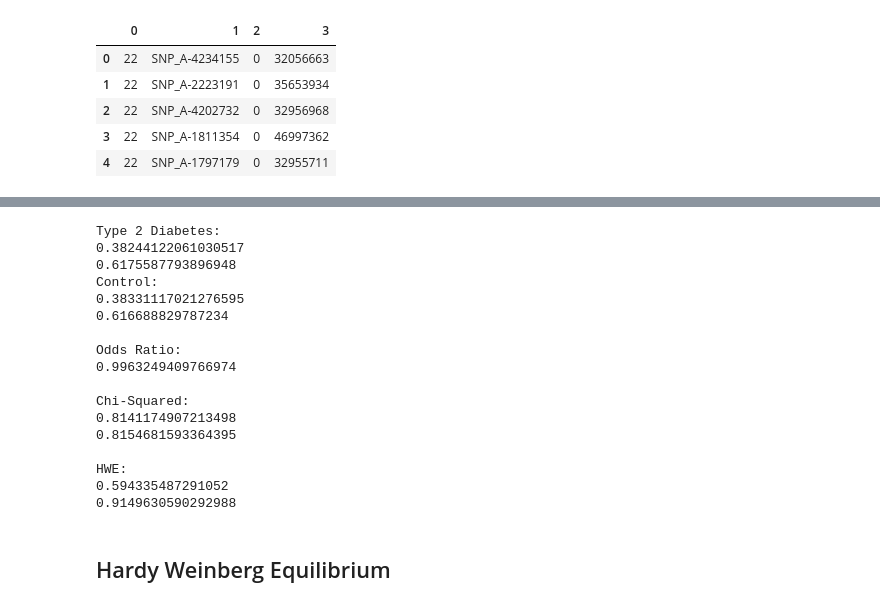
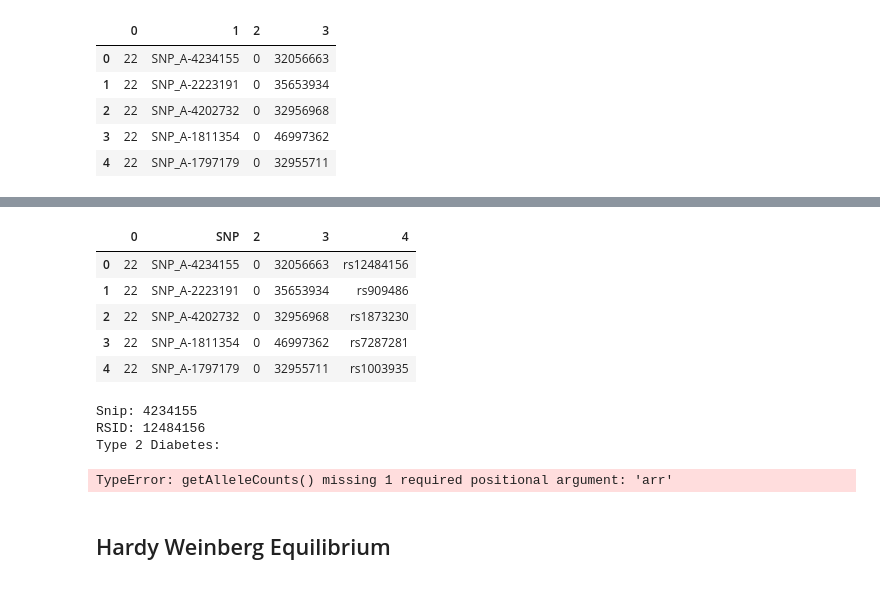
Before and after one commit to Varun-S-Nair/Week3Public, a Jupyter notebook: GWAS/GWAS.ipynb, the cells around one changed output, grey strips where cells are left out. Drawn from its saved outputs; the diff is of its cells as text; code cells hidden in the pictures.

```diff
--- a/GWAS/GWAS.ipynb
+++ b/GWAS/GWAS.ipynb
@@ -115,19 +107,37 @@ combined.head()
+# %%
+combined = pd.concat([t1d_header, snp], axis=1)
+# combined = combined[:100]
+
+t1d_header = t1d_header.rename(columns={1:'SNP'})
+combined_t1d = t1d_header.join(snp.set_index('SNP'), on='SNP')
+combined_t1d.head()
+# %% [output]
+|  | 0 | SNP | 2 | 3 | 4 |
+| 0 | 22 | SNP_A-4234155 | 0 | 32056663 | rs12484156 |
+| 1 | 22 | SNP_A-2223191 | 0 | 35653934 | rs909486 |
+| 2 | 22 | SNP_A-4202732 | 0 | 32956968 | rs1873230 |
+| 3 | 22 | SNP_A-1811354 | 0 | 46997362 | rs7287281 |
+| 4 | 22 | SNP_A-1797179 | 0 | 32955711 | rs1003935 |
 # %%
-t1d_1 = t1d.loc[0, 4:]
+row = 0
+t1d_1 = t1d.loc[row, 4:]
+# print(t1d)
+
 control_58c_1 = control_58c_body.loc[0]
+print("Snip: " + str(t1d.loc[row, 1])[6:])
+print("RSID: " + str(combined_t1d.loc[row, 4])[2:])
 print("Type 2 Diabetes:")
 print(computeAlleleFrequency(getAlleleCounts(t1d_1)[0], getAlleleCounts(t1d_1)[1]))
 t1_minor = computeAlleleFrequency(getAlleleCounts(t1d_1)[0], getAlleleCounts(t1d_1)[1])
 print(1-computeAlleleFrequency(getAlleleCounts(t1d_1)[0], getAlleleCounts(t1d_1)[1]))
 t1_major = 1 - t1_minor
-print("Control:")
+print("\nControl:")
 print(computeAlleleFrequency(getAlleleCounts(control_58c_1)[0], getAlleleCounts(control_58c_1)[1]))
 control_minor = computeAlleleFrequency(getAlleleCounts(control_58c_1)[0], getAlleleCounts(control_58c_1)[1])
 print(1-computeAlleleFrequency(getAlleleCounts(control_58c_1)[0], getAlleleCounts(control_58c_1)[1]))
 control_major = 1-control_minor
 # print(control)
-print()
-print("Odds Ratio:")
+print("\nOdds Ratio:")
 print(computeOR([t1_minor, t1_major, control_minor, control_major]))
 
 print("\nChi-Squared:")
@@ -138,20 +148,7 @@ print("\nHWE:")
 print(HWEChiSq(t1_minor, [t1d_1.to_string().count('C C'), t1d_1.to_string().count('C T'), t1d_1.to_string().count('T T')]))
 print(HWEChiSq(control_minor, [control_58c_1.to_string().count('C C'), control_58c_1.to_string().count('C T'), control_58c_1.to_string().count('T T')]))
 # %% [output]
+Snip: 4234155
+RSID: 12484156
 Type 2 Diabetes:
-0.38244122061030517
-0.6175587793896948
-Control:
-0.38331117021276595
-0.616688829787234
-
-Odds Ratio:
-0.9963249409766974
-
-Chi-Squared:
-0.8141174907213498
-0.8154681593364395
-
-HWE:
-0.594335487291052
-0.9149630590292988
+TypeError: getAlleleCounts() missing 1 required positional argument: 'arr'
```
Also changed, not shown: parts of 10 cells of this notebook, 2 other files.
